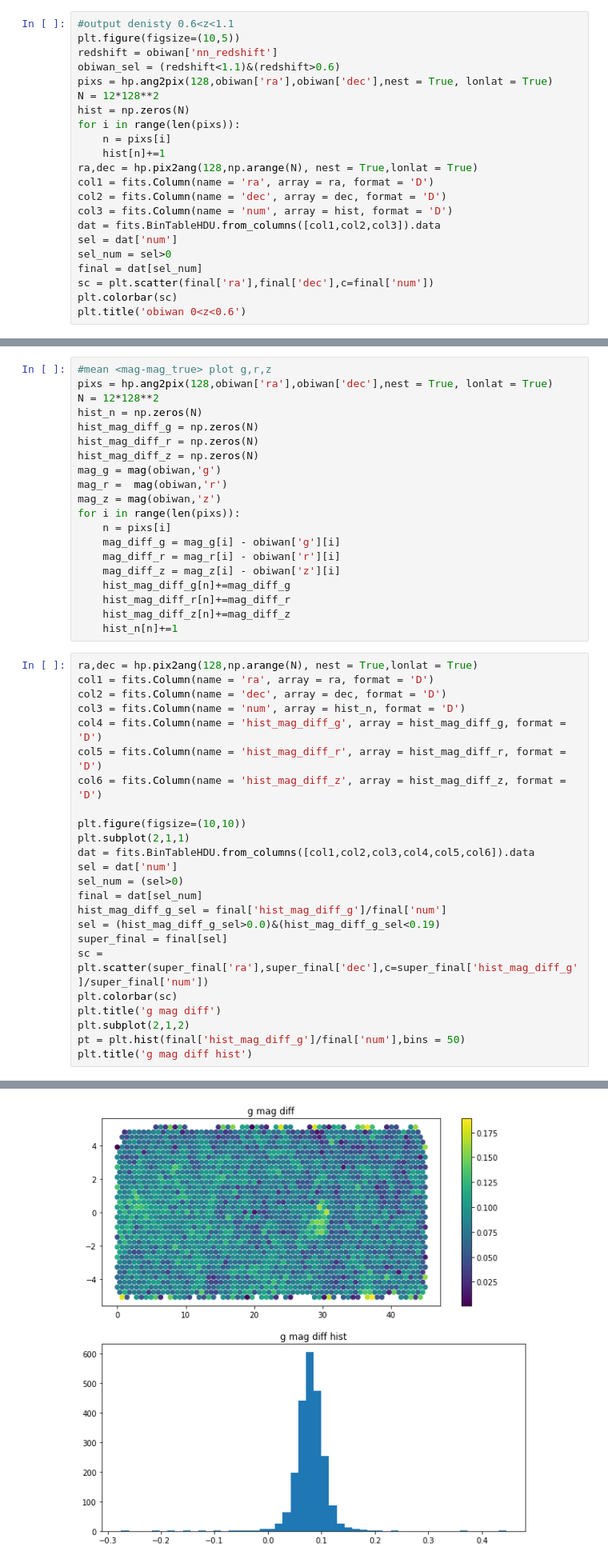
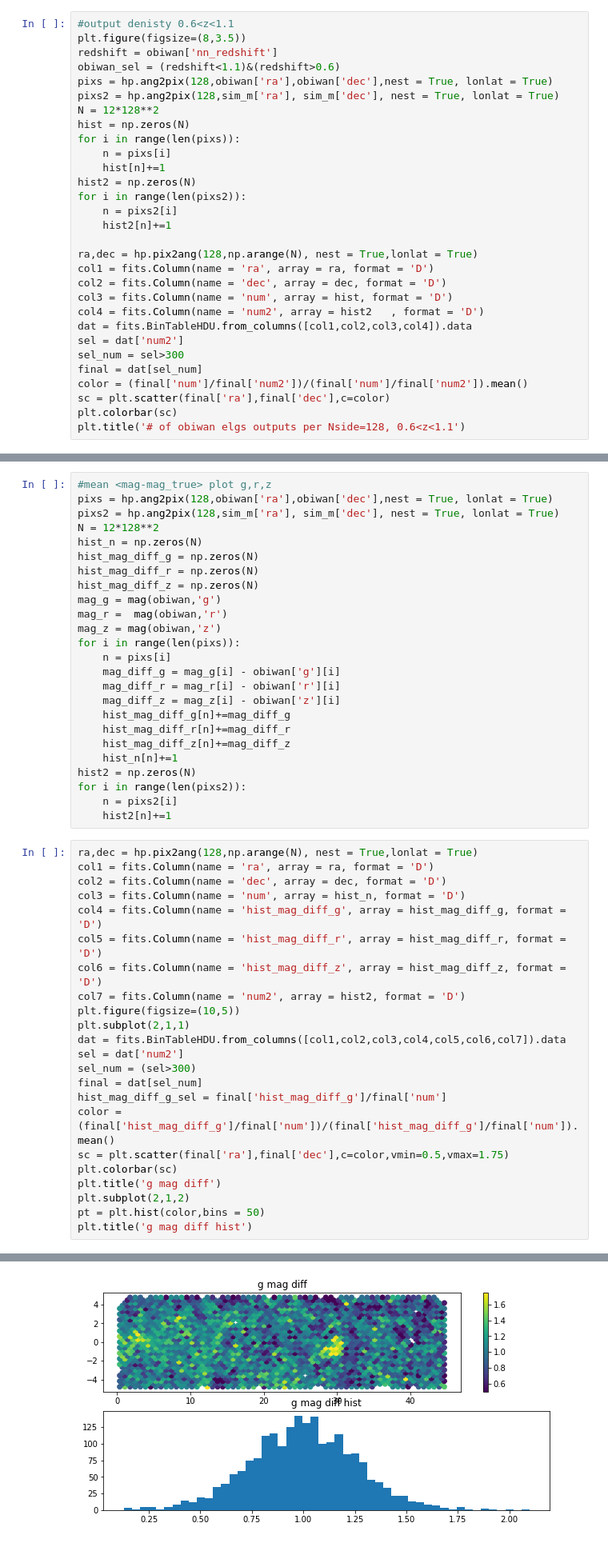
Before and after one commit to DriftingPig/Drones, a Jupyter notebook: obiwan_analysis/ang_corr/ipynb/200per_0215_validation.ipynb, the cells around one changed output, grey strips where cells are left out. Shown at 80% size. Drawn from its saved outputs; the diff is of its cells as text.

```diff
--- a/obiwan_analysis/ang_corr/ipynb/200per_0215_validation.ipynb
+++ b/obiwan_analysis/ang_corr/ipynb/200per_0215_validation.ipynb
@@ -198,23 +237,31 @@ Text(0.5,1,'data')
 # %%
 #output denisty 0.6<z<1.1
-plt.figure(figsize=(10,5))
+plt.figure(figsize=(8,3.5))
 redshift = obiwan['nn_redshift']
 obiwan_sel = (redshift<1.1)&(redshift>0.6)
 pixs = hp.ang2pix(128,obiwan['ra'],obiwan['dec'],nest = True, lonlat = True)
+pixs2 = hp.ang2pix(128,sim_m['ra'], sim_m['dec'], nest = True, lonlat = True)
 N = 12*128**2
 hist = np.zeros(N)
 for i in range(len(pixs)):
     n = pixs[i]
     hist[n]+=1
+hist2 = np.zeros(N)
+for i in range(len(pixs2)):
+    n = pixs2[i]
+    hist2[n]+=1
+
 ra,dec = hp.pix2ang(128,np.arange(N), nest = True,lonlat = True)
 col1 = fits.Column(name = 'ra', array = ra, format = 'D')
 col2 = fits.Column(name = 'dec', array = dec, format = 'D')
 col3 = fits.Column(name = 'num', array = hist, format = 'D')
-dat = fits.BinTableHDU.from_columns([col1,col2,col3]).data
-sel = dat['num']
-sel_num = sel>0
+col4 = fits.Column(name = 'num2', array = hist2   , format = 'D')
+dat = fits.BinTableHDU.from_columns([col1,col2,col3,col4]).data
+sel = dat['num2']
+sel_num = sel>300
 final = dat[sel_num]
-sc = plt.scatter(final['ra'],final['dec'],c=final['num'])
+color = (final['num']/final['num2'])/(final['num']/final['num2']).mean()
+sc = plt.scatter(final['ra'],final['dec'],c=color)
 plt.colorbar(sc)
-plt.title('obiwan 0<z<0.6')
+plt.title('# of obiwan elgs outputs per Nside=128, 0.6<z<1.1')
 # %% [output]
@@ -223,6 +270,7 @@ Text(0.5,1,'obiwan 0<z<0.6')
 # %%
 #mean <mag-mag_true> plot g,r,z
 pixs = hp.ang2pix(128,obiwan['ra'],obiwan['dec'],nest = True, lonlat = True)
+pixs2 = hp.ang2pix(128,sim_m['ra'], sim_m['dec'], nest = True, lonlat = True)
 N = 12*128**2
 hist_n = np.zeros(N)
 hist_mag_diff_g = np.zeros(N)
@@ -240,31 +288,34 @@ for i in range(len(pixs)):
     hist_mag_diff_r[n]+=mag_diff_r
     hist_mag_diff_z[n]+=mag_diff_z
     hist_n[n]+=1
+hist2 = np.zeros(N)
+for i in range(len(pixs2)):
+    n = pixs2[i]
+    hist2[n]+=1
 # %%
 ra,dec = hp.pix2ang(128,np.arange(N), nest = True,lonlat = True)
 col1 = fits.Column(name = 'ra', array = ra, format = 'D')
 col2 = fits.Column(name = 'dec', array = dec, format = 'D')
 col3 = fits.Column(name = 'num', array = hist_n, format = 'D')
 col4 = fits.Column(name = 'hist_mag_diff_g', array = hist_mag_diff_g, format = 'D')
 col5 = fits.Column(name = 'hist_mag_diff_r', array = hist_mag_diff_r, format = 'D')
 col6 = fits.Column(name = 'hist_mag_diff_z', array = hist_mag_diff_z, format = 'D')
-
-plt.figure(figsize=(10,10))
+col7 = fits.Column(name = 'num2', array = hist2, format = 'D')
+plt.figure(figsize=(10,5))
 plt.subplot(2,1,1)
-dat = fits.BinTableHDU.from_columns([col1,col2,col3,col4,col5,col6]).data
-sel = dat['num']
-sel_num = (sel>0)
+dat = fits.BinTableHDU.from_columns([col1,col2,col3,col4,col5,col6,col7]).data
+sel = dat['num2']
+sel_num = (sel>300)
 final = dat[sel_num]
 hist_mag_diff_g_sel = final['hist_mag_diff_g']/final['num']
-sel = (hist_mag_diff_g_sel>0.0)&(hist_mag_diff_g_sel<0.19)
-super_final = final[sel]
-sc = plt.scatter(super_final['ra'],super_final['dec'],c=super_final['hist_mag_diff_g']/super_final['num'])
+color = (final['hist_mag_diff_g']/final['num'])/(final['hist_mag_diff_g']/final['num']).mean()
+sc = plt.scatter(final['ra'],final['dec'],c=color,vmin=0.5,vmax=1.75)
 plt.colorbar(sc)
 plt.title('g mag diff')
 plt.subplot(2,1,2)
-pt = plt.hist(final['hist_mag_diff_g']/final['num'],bins = 50)
+pt = plt.hist(color,bins = 50)
 plt.title('g mag diff hist')
 # %% [output]
 Text(0.5,1,'g mag diff hist')
-[figure, old version]
+[figure, new version]
 # %%
```
Also changed, not shown: parts of 15 cells of this notebook, 6 other files.
